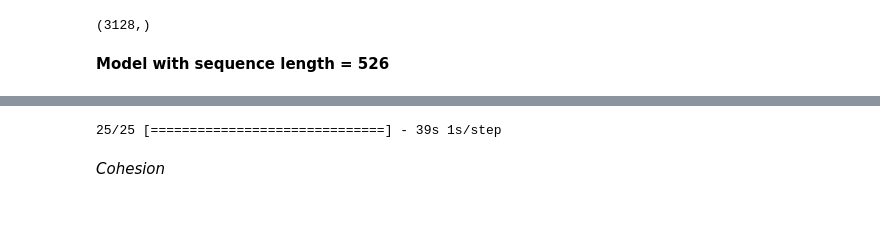
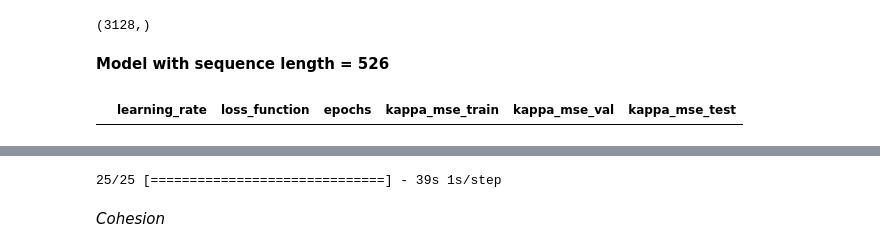
Before and after one commit to cbwright11/NLP-automated-essay-scoring, a Jupyter notebook: Essay EDA.ipynb, the cells around one changed output, grey strips where cells are left out. Cells and saved outputs as stored; diff of their text form; code cells hidden in the pictures; blank space fills up the shorter version.

```diff
--- a/Essay EDA.ipynb
+++ b/Essay EDA.ipynb
@@ -408,3 +410,9 @@ def create_bert_classification_model(bert_model,
     return classification_model
 # %% [markdown]
 **Model with sequence length = 526**
+# %%
+#create hyperparameter table
+hyperp_df = pd.DataFrame(columns=['learning_rate', 'loss_function', 'epochs', 'kappa_mse_train', 'kappa_mse_val', 'kappa_mse_test'])
+hyperp_df
+# %% [output]
+|  | learning_rate | loss_function | epochs | kappa_mse_train | kappa_mse_val | kappa_mse_test |
```
Also changed, not shown: parts of 13 cells of this notebook.
